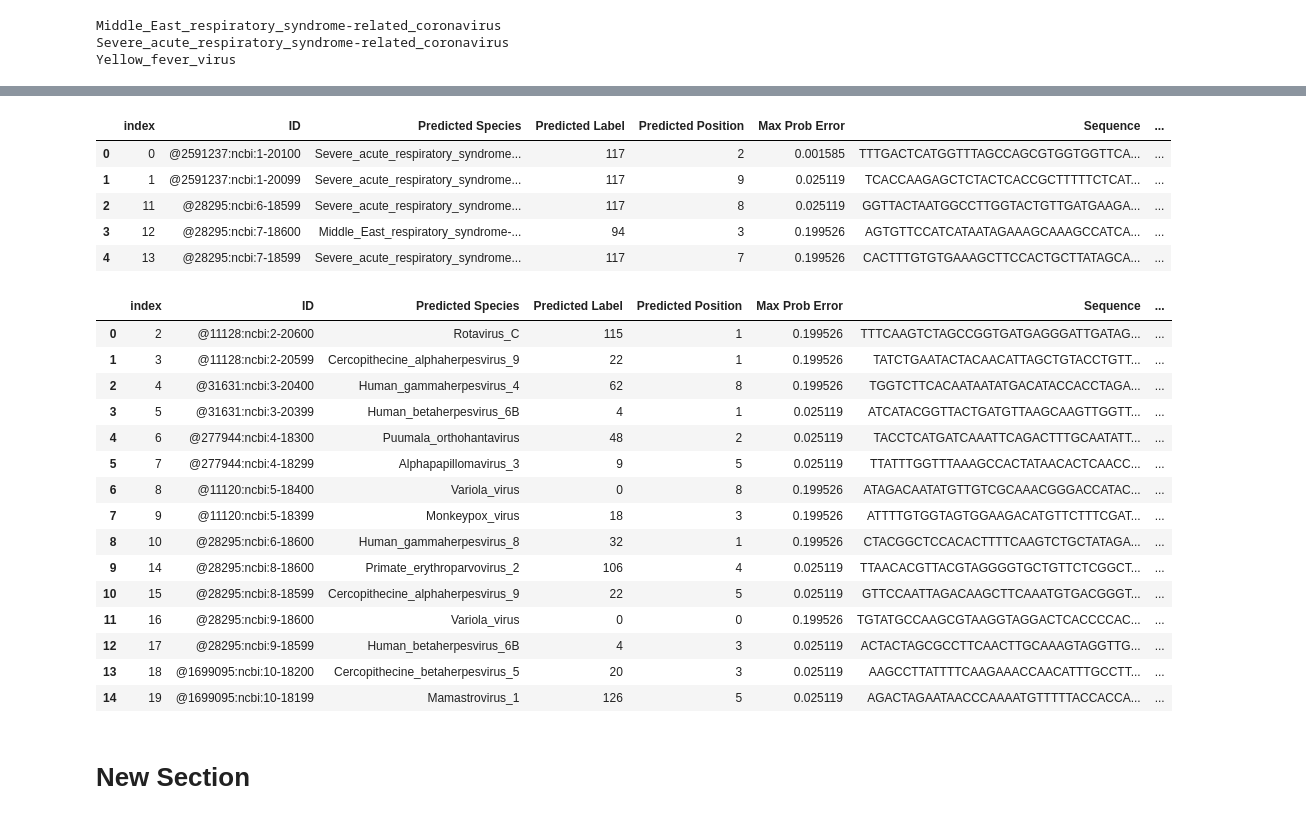
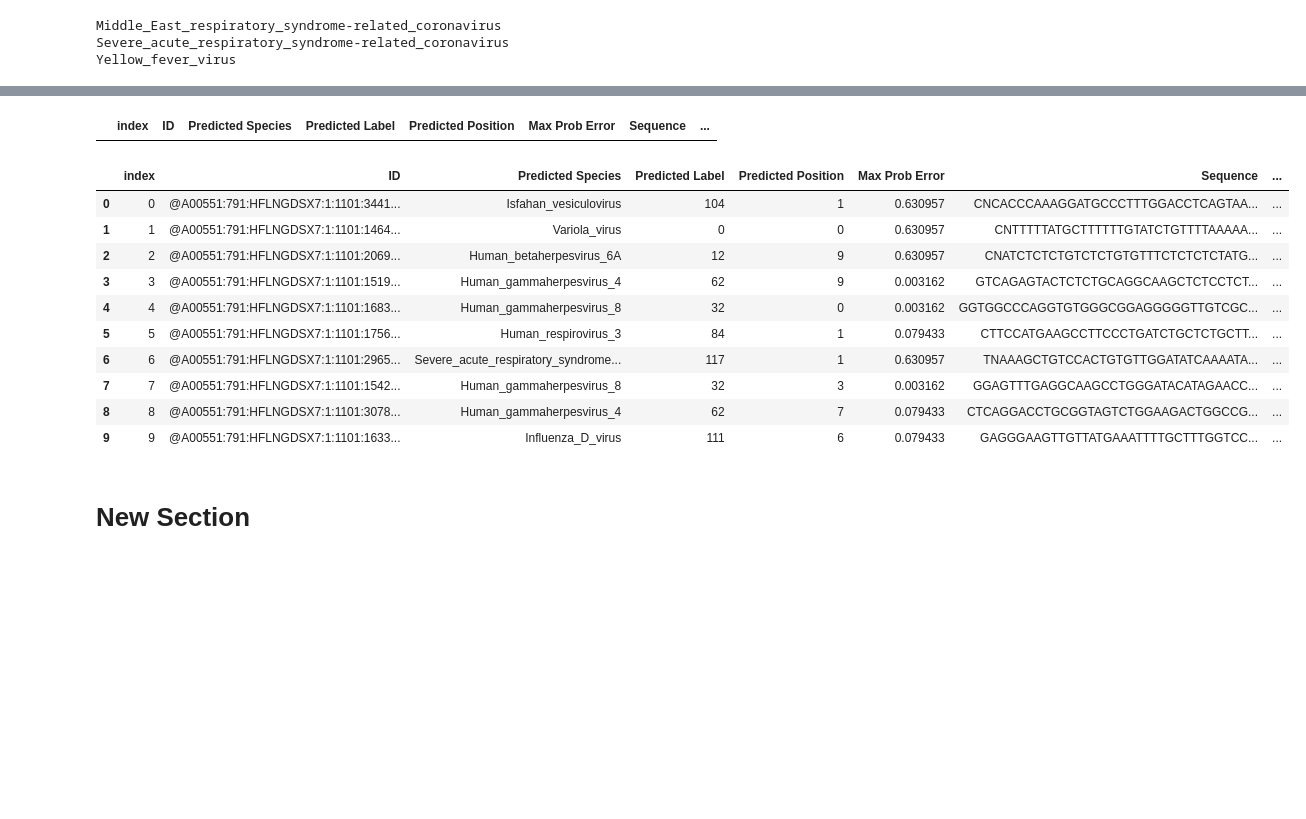
Before and after one commit to vtecftwy/metagentools, a Jupyter notebook: nbs/cnn_virus/ref_3.2_infer_k-mer_yf_fq.ipynb, the cells around one changed output, grey strips where cells are left out. Saved outputs shown, nothing was run; the diff lists cells and outputs as text; code cells hidden in the pictures; blank space fills up the shorter version.

```diff
--- a/nbs/cnn_virus/ref_3.2_infer_k-mer_yf_fq.ipynb
+++ b/nbs/cnn_virus/ref_3.2_infer_k-mer_yf_fq.ipynb
@@ -162,19 +189,22 @@ Yellow_fever_virus
 # %%
-dataset_reference = 'NCBI Simulated CoV Reads'
+# dataset_reference = 'NCBI Simulated CoV Reads'
+dataset_reference = 'YF'
+
+fname_seed = p2fastq.stem
+p2results = pfs.data / f"ncov_data/infer_results/{fname_seed}_results_{datetime.now().strftime('%Y%m%d_%Hh%Mm%S')}.csv"
+print(f"Results will be saved into {p2results.absolute()}")
 
 fastq.reset_iterator()
-aln.reset_iterator()
 
 with open(p2results, 'a') as fp:
     line = 'ID\tSequence\tQ Score\tMax Prob Error\tPredicted Label\tPredicted Species\tPredicted Position\tDataset Reference\n'
     fp.write(line)
-    for i, (fqelement, alnelement) in tqdm(enumerate(zip(fastq, aln))):
+    for i, fqelement in tqdm(enumerate(fastq)):
         # Get k-mer read and some metadata
         readid = fqelement['definition line']
         read = fqelement['sequence']
         read_qscores = fqelement['read_qscores']
         max_prob_error = fqelement['probs error'].max()
-        ncbi_species = aln.ref_sequences[readid.replace('@', '').split('-')[0]]['species']
 
         # Split one k-mer read into 50-mer reads
         bhe_kmer, _, _ = _base_hot_encode(f"{read}\t0\t0")
@@ -214,31 +240,23 @@ df.loc[:, coi]
 # %%
-df.loc[df.loc[:, 'Predicted Label'].isin([94, 117]), coi].reset_index()
+# df.loc[df.loc[:, 'Predicted Label'].isin([94, 117]), coi].reset_index()
+df.loc[df.loc[:, 'Predicted Label'].isin([118]), coi].reset_index()
 # %% [output]
 |  | index | ID | Predicted Species | Predicted Label | Predicted Position | Max Prob Error | Sequence | ... |
-| 0 | 0 | @2591237:ncbi:1-20100 | Severe_acute_respiratory_syndrome... | 117 | 2 | 0.001585 | TTTGACTCATGGTTTAGCCAGCGTGGTGGTTCA... | ... |
-| 1 | 1 | @2591237:ncbi:1-20099 | Severe_acute_respiratory_syndrome... | 117 | 9 | 0.025119 | TCACCAAGAGCTCTACTCACCGCTTTTTCTCAT... | ... |
-| 2 | 11 | @28295:ncbi:6-18599 | Severe_acute_respiratory_syndrome... | 117 | 8 | 0.025119 | GGTTACTAATGGCCTTGGTACTGTTGATGAAGA... | ... |
-| 3 | 12 | @28295:ncbi:7-18600 | Middle_East_respiratory_syndrome-... | 94 | 3 | 0.199526 | AGTGTTCCATCATAATAGAAAGCAAAGCCATCA... | ... |
-| 4 | 13 | @28295:ncbi:7-18599 | Severe_acute_respiratory_syndrome... | 117 | 7 | 0.199526 | CACTTTGTGTGAAAGCTTCCACTGCTTATAGCA... | ... |
 # %%
-df.loc[~df.loc[:, 'Predicted Label'].isin([94, 117]), coi].reset_index()
+# df.loc[~df.loc[:, 'Predicted Label'].isin([94, 117]), coi].reset_index()
+df.loc[~df.loc[:, 'Predicted Label'].isin([118]), coi].reset_index()
 # %% [output]
 |  | index | ID | Predicted Species | Predicted Label | Predicted Position | Max Prob Error | Sequence | ... |
-| 0 | 2 | @11128:ncbi:2-20600 | Rotavirus_C | 115 | 1 | 0.199526 | TTTCAAGTCTAGCCGGTGATGAGGGATTGATAG... | ... |
-| 1 | 3 | @11128:ncbi:2-20599 | Cercopithecine_alphaherpesvirus_9 | 22 | 1 | 0.199526 | TATCTGAATACTACAACATTAGCTGTACCTGTT... | ... |
-| 2 | 4 | @31631:ncbi:3-20400 | Human_gammaherpesvirus_4 | 62 | 8 | 0.199526 | TGGTCTTCACAATAATATGACATACCACCTAGA... | ... |
-| 3 | 5 | @31631:ncbi:3-20399 | Human_betaherpesvirus_6B | 4 | 1 | 0.025119 | ATCATACGGTTACTGATGTTAAGCAAGTTGGTT... | ... |
-| 4 | 6 | @277944:ncbi:4-18300 | Puumala_orthohantavirus | 48 | 2 | 0.025119 | TACCTCATGATCAAATTCAGACTTTGCAATATT... | ... |
-| 5 | 7 | @277944:ncbi:4-18299 | Alphapapillomavirus_3 | 9 | 5 | 0.025119 | TTATTTGGTTTAAAGCCACTATAACACTCAACC... | ... |
-| 6 | 8 | @11120:ncbi:5-18400 | Variola_virus | 0 | 8 | 0.199526 | ATAGACAATATGTTGTCGCAAACGGGACCATAC... | ... |
-| 7 | 9 | @11120:ncbi:5-18399 | Monkeypox_virus | 18 | 3 | 0.199526 | ATTTTGTGGTAGTGGAAGACATGTTCTTTCGAT... | ... |
-| 8 | 10 | @28295:ncbi:6-18600 | Human_gammaherpesvirus_8 | 32 | 1 | 0.199526 | CTACGGCTCCACACTTTTCAAGTCTGCTATAGA... | ... |
-| 9 | 14 | @28295:ncbi:8-18600 | Primate_erythroparvovirus_2 | 106 | 4 | 0.025119 | TTAACACGTTACGTAGGGGTGCTGTTCTCGGCT... | ... |
-| 10 | 15 | @28295:ncbi:8-18599 | Cercopithecine_alphaherpesvirus_9 | 22 | 5 | 0.025119 | GTTCCAATTAGACAAGCTTCAAATGTGACGGGT... | ... |
-| 11 | 16 | @28295:ncbi:9-18600 | Variola_virus | 0 | 0 | 0.199526 | TGTATGCCAAGCGTAAGGTAGGACTCACCCCAC... | ... |
-| 12 | 17 | @28295:ncbi:9-18599 | Human_betaherpesvirus_6B | 4 | 3 | 0.025119 | ACTACTAGCGCCTTCAACTTGCAAAGTAGGTTG... | ... |
-| 13 | 18 | @1699095:ncbi:10-18200 | Cercopithecine_betaherpesvirus_5 | 20 | 3 | 0.025119 | AAGCCTTATTTTCAAGAAACCAACATTTGCCTT... | ... |
-| 14 | 19 | @1699095:ncbi:10-18199 | Mamastrovirus_1 | 126 | 5 | 0.025119 | AGACTAGAATAACCCAAAATGTTTTTACCACCA... | ... |
+| 0 | 0 | @A00551:791:HFLNGDSX7:1:1101:3441... | Isfahan_vesiculovirus | 104 | 1 | 0.630957 | CNCACCCAAAGGATGCCCTTTGGACCTCAGTAA... | ... |
+| 1 | 1 | @A00551:791:HFLNGDSX7:1:1101:1464... | Variola_virus | 0 | 0 | 0.630957 | CNTTTTTATGCTTTTTTGTATCTGTTTTAAAAA... | ... |
+| 2 | 2 | @A00551:791:HFLNGDSX7:1:1101:2069... | Human_betaherpesvirus_6A | 12 | 9 | 0.630957 | CNATCTCTCTGTCTCTGTGTTTCTCTCTCTATG... | ... |
+| 3 | 3 | @A00551:791:HFLNGDSX7:1:1101:1519... | Human_gammaherpesvirus_4 | 62 | 9 | 0.003162 | GTCAGAGTACTCTCTGCAGGCAAGCTCTCCTCT... | ... |
+| 4 | 4 | @A00551:791:HFLNGDSX7:1:1101:1683... | Human_gammaherpesvirus_8 | 32 | 0 | 0.003162 | GGTGGCCCAGGTGTGGGCGGAGGGGGTTGTCGC... | ... |
+| 5 | 5 | @A00551:791:HFLNGDSX7:1:1101:1756... | Human_respirovirus_3 | 84 | 1 | 0.079433 | CTTCCATGAAGCCTTCCCTGATCTGCTCTGCTT... | ... |
+| 6 | 6 | @A00551:791:HFLNGDSX7:1:1101:2965... | Severe_acute_respiratory_syndrome... | 117 | 1 | 0.630957 | TNAAAGCTGTCCACTGTGTTGGATATCAAAATA... | ... |
+| 7 | 7 | @A00551:791:HFLNGDSX7:1:1101:1542... | Human_gammaherpesvirus_8 | 32 | 3 | 0.003162 | GGAGTTTGAGGCAAGCCTGGGATACATAGAACC... | ... |
+| 8 | 8 | @A00551:791:HFLNGDSX7:1:1101:3078... | Human_gammaherpesvirus_4 | 62 | 7 | 0.079433 | CTCAGGACCTGCGGTAGTCTGGAAGACTGGCCG... | ... |
+| 9 | 9 | @A00551:791:HFLNGDSX7:1:1101:1633... | Influenza_D_virus | 111 | 6 | 0.079433 | GAGGGAAGTTGTTATGAAATTTTGCTTTGGTCC... | ... |
 # %% [markdown]
 # New Section
 # %% [markdown]
```
Also changed, not shown: parts of 10 cells of this notebook, 12 other files.
